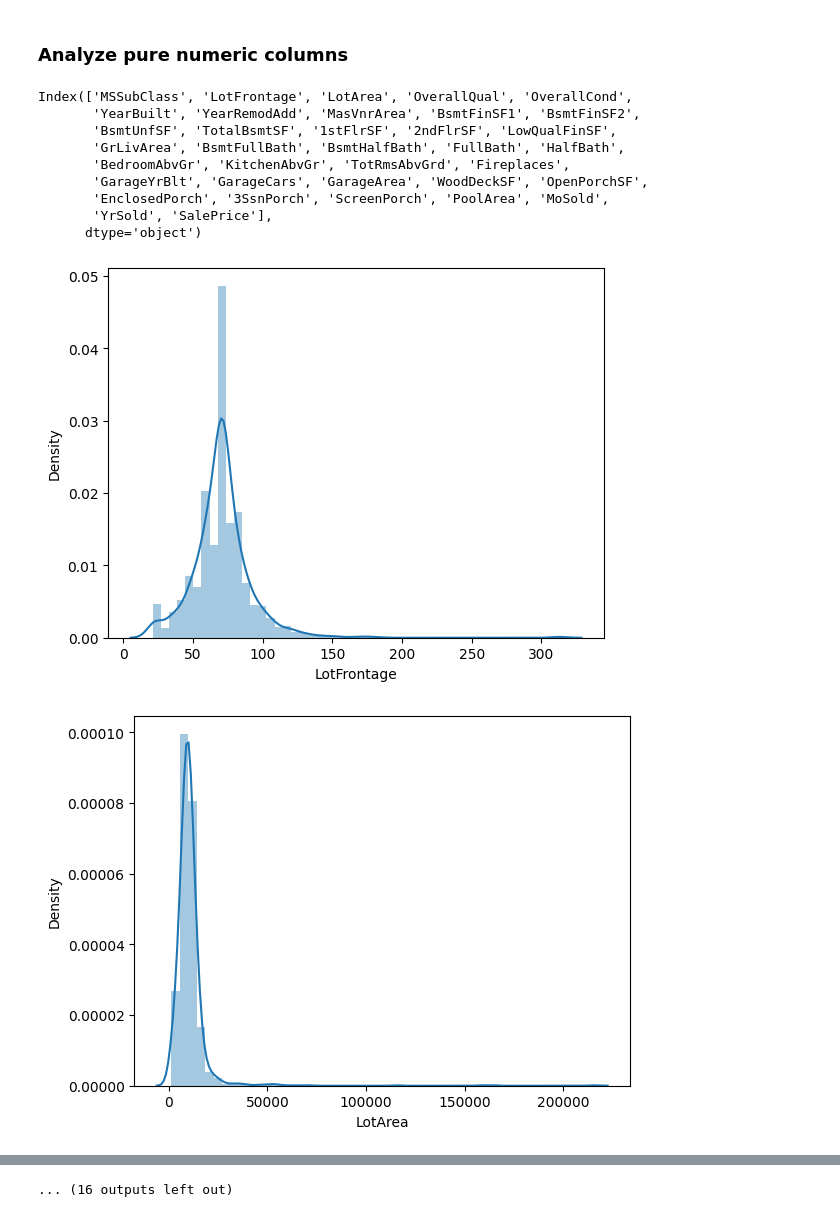
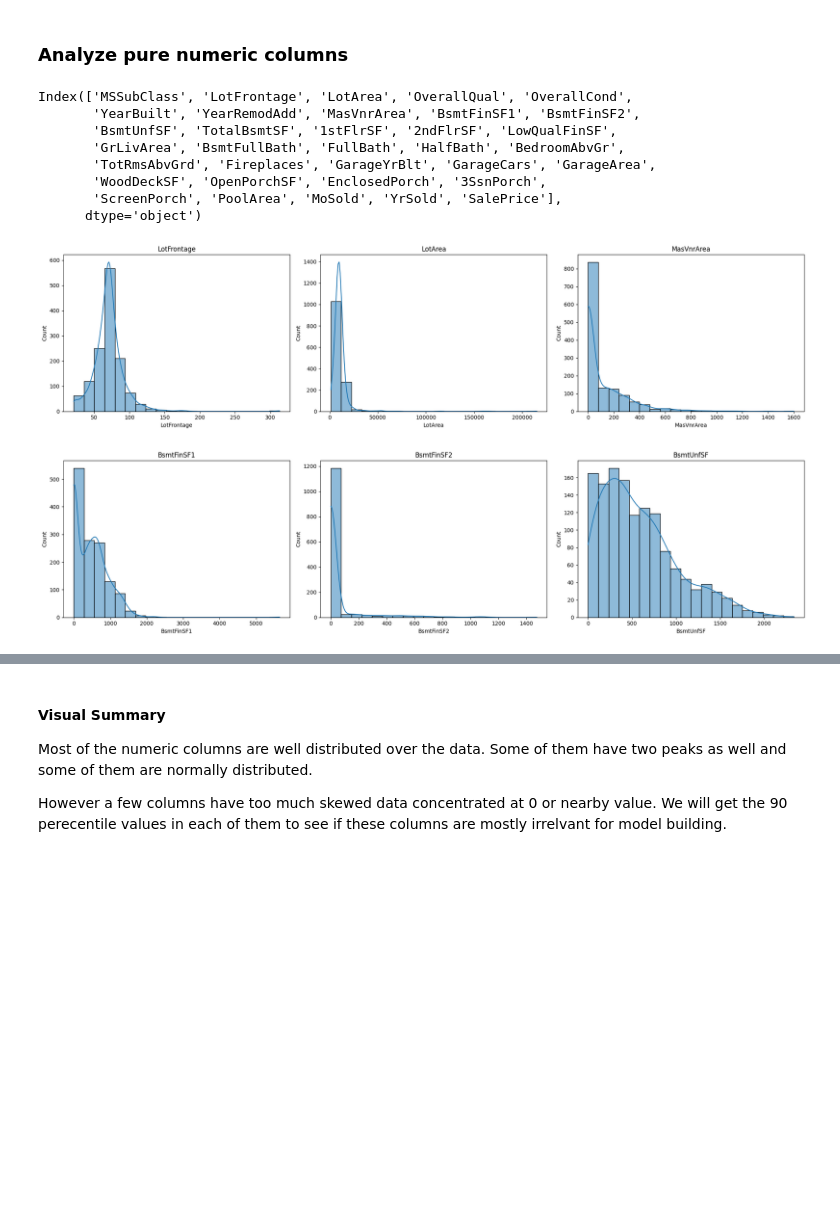
Before and after one commit to porechajp/advanced_regression, a Jupyter notebook: housing_price_advreg.ipynb, the cells around one changed output, grey strips where cells are left out. Drawn from its saved outputs; the diff is of its cells as text; code cells hidden in the pictures; blank space fills up the shorter version.

```diff
--- a/housing_price_advreg.ipynb
+++ b/housing_price_advreg.ipynb
@@ -61,0 +66,9 @@ housing.head()
+# %%
+plt.rcParams["figure.figsize"] = [10, 5]
+plt.rcParams["figure.autolayout"] = True
+f, axes = plt.subplots(1, 2)
+
+sns.histplot(housing["SalePrice"], ax=axes[0])
+sns.boxplot(housing["SalePrice"], ax=axes[1])
+plt.show()
+housing["SalePrice"].describe()
@@ -347,3 +377,12 @@ housing_cleaned.shape
 (1338, 55)
 # %% [markdown]
 ### Inspect Numeric Category Columns
+# %%
+num_category_cols = ['MSSubClass', 'OverallQual', 'OverallCond', 'YearBuilt', 'YearRemodAdd', 'MoSold', 'YrSold', 'BsmtFullBath', 'BsmtHalfBath', 'GarageCars','FullBath', 'HalfBath', 'BedroomAbvGr', 'KitchenAbvGr', 'TotRmsAbvGrd', 'Fireplaces']
+
+
+
+for c in num_category_cols:
+    print(f"#### Column : {c} ####")
+    print(housing_cleaned[c].astype('category').value_counts())
+    print("")
@@ -350,9 +410,5 @@ housing_cleaned.shape
 # %%
-print(housing_cleaned['MSSubClass'].astype('category').value_counts())
-print(housing_cleaned['OverallQual'].astype('category').value_counts())
-print(housing_cleaned['OverallCond'].astype('category').value_counts())
-print(housing_cleaned['YearBuilt'].astype('category').value_counts())
-print(housing_cleaned['YearRemodAdd'].astype('category').value_counts())
-print(housing_cleaned['MoSold'].astype('category').value_counts())
-print(housing_cleaned['YrSold'].astype('category').value_counts())
+print(f"Before : {housing_cleaned.shape}")
+housing_cleaned.drop(columns=['BsmtHalfBath','KitchenAbvGr'], inplace=True)
+print(f"After : {housing_cleaned.shape}")
 # %% [output]
@@ -384,21 +423,27 @@ housing_cleaned.select_dtypes(include=['float64', 'int64']).columns
 Index(['MSSubClass', 'LotFrontage', 'LotArea', 'OverallQual', 'OverallCond',
        'YearBuilt', 'YearRemodAdd', 'MasVnrArea', 'BsmtFinSF1', 'BsmtFinSF2',
        'BsmtUnfSF', 'TotalBsmtSF', '1stFlrSF', '2ndFlrSF', 'LowQualFinSF',
-       'GrLivArea', 'BsmtFullBath', 'BsmtHalfBath', 'FullBath', 'HalfBath',
-       'BedroomAbvGr', 'KitchenAbvGr', 'TotRmsAbvGrd', 'Fireplaces',
-       'GarageYrBlt', 'GarageCars', 'GarageArea', 'WoodDeckSF', 'OpenPorchSF',
-       'EnclosedPorch', '3SsnPorch', 'ScreenPorch', 'PoolArea', 'MoSold',
-       'YrSold', 'SalePrice'],
+       'GrLivArea', 'BsmtFullBath', 'FullBath', 'HalfBath', 'BedroomAbvGr',
+       'TotRmsAbvGrd', 'Fireplaces', 'GarageYrBlt', 'GarageCars', 'GarageArea',
+       'WoodDeckSF', 'OpenPorchSF', 'EnclosedPorch', '3SsnPorch',
+       'ScreenPorch', 'PoolArea', 'MoSold', 'YrSold', 'SalePrice'],
       dtype='object')
 # %%
 # after removing the columns which are numeric but categorical, following are the columns which are numeric
 numeric_cols = ['LotFrontage', 'LotArea', 'MasVnrArea', 'BsmtFinSF1', 'BsmtFinSF2','BsmtUnfSF', 'TotalBsmtSF', '1stFlrSF', '2ndFlrSF', 'LowQualFinSF',
-                'GrLivArea', 'BsmtFullBath', 'BsmtHalfBath', 'FullBath', 'HalfBath','BedroomAbvGr', 'KitchenAbvGr', 'TotRmsAbvGrd', 'Fireplaces',
-                'GarageYrBlt', 'GarageCars', 'GarageArea', 'WoodDeckSF', 'OpenPorchSF','EnclosedPorch', '3SsnPorch', 'ScreenPorch', 'PoolArea']
+                'GrLivArea', 'BsmtFullBath',  'GarageYrBlt', 'GarageArea', 'WoodDeckSF', 'OpenPorchSF','EnclosedPorch', '3SsnPorch', 'ScreenPorch', 'PoolArea']
 # %%
-for c in numeric_cols:
-    sns.distplot(housing_cleaned[c])
-    plt.show()
+plt.rcParams["figure.figsize"] = [20, 5]
+plt.rcParams["figure.autolayout"] = True
+f = None
+axes = None
+for c in range(0,len(numeric_cols)):
+    if(c%3 == 0):
+        f, axes = plt.subplots(1, 3)
+    sns.histplot(housing_cleaned[numeric_cols[c]], ax=axes[c%3], kde=True, bins=20).set(title=numeric_cols[c])
+    if(c%3 == 2):
+        plt.show()
+plt.show()
 # %% [output]
-[figure, old version]
+[figure, new version]
-[figure, old version]
+[figure, new version]
@@ -415 +455,6 @@ for c in numeric_cols:
-... (16 outputs left out)
+# %% [markdown]
+#### Visual Summary
+
+Most of the numeric columns are well distributed over the data. Some of them have two peaks as well and some of them are normally distributed.
+
+However a few columns have too much skewed data concentrated at 0 or nearby value. We will get the 90 perecentile values in each of them to see if these columns are mostly irrelvant for model building.
```
Also changed, not shown: parts of 12 cells of this notebook.
